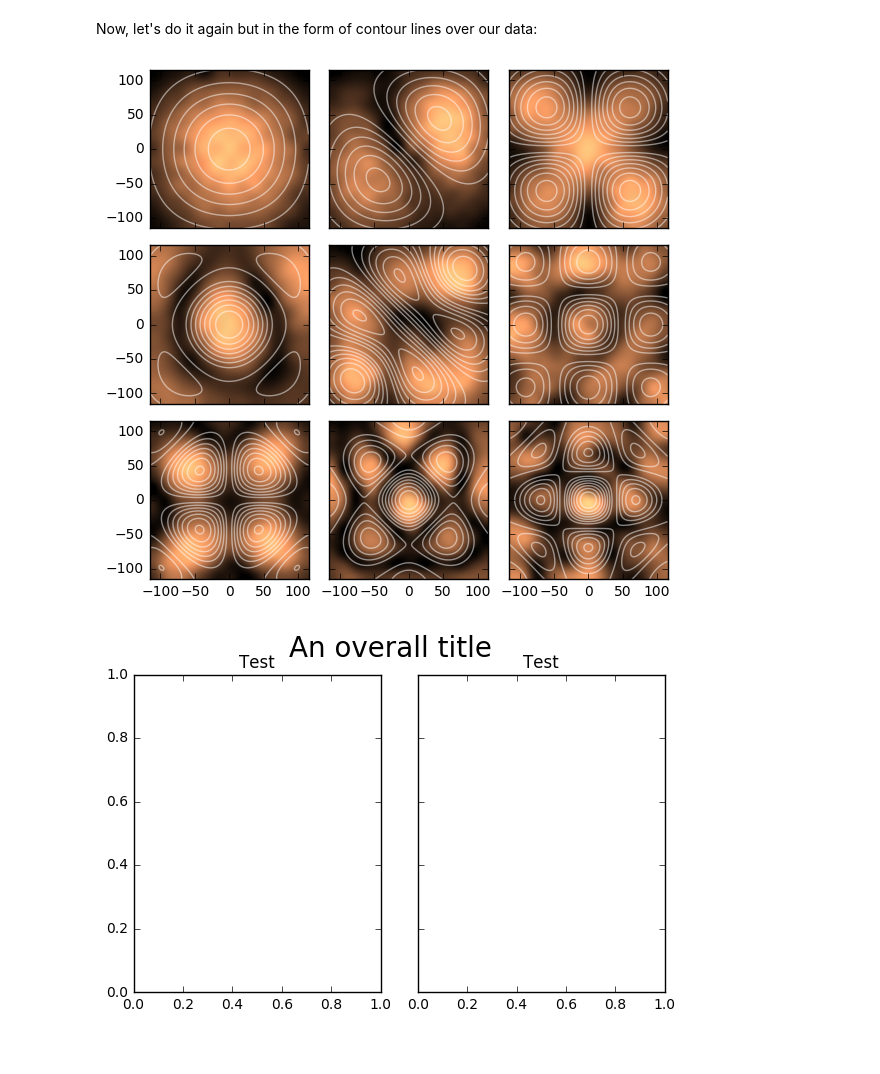
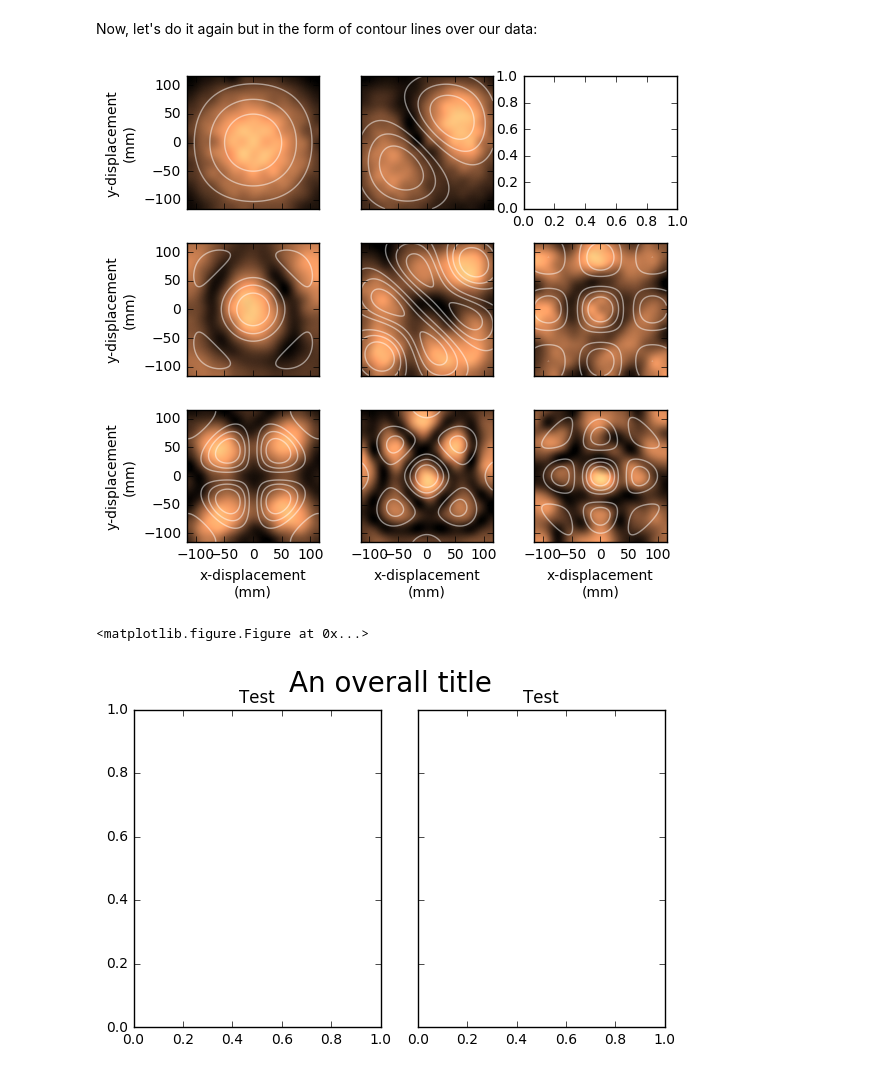
Before and after one commit to ry-dgel/Chladni, a Jupyter notebook: fitting_all_amplitude_data.ipynb, the cells around one changed output. Saved outputs shown, nothing was run; the diff lists cells and outputs as text; code cells hidden in the pictures.

Commit message:
Final fitting amplitude data plot

```diff
--- a/fitting_all_amplitude_data.ipynb
+++ b/fitting_all_amplitude_data.ipynb
@@ -121,41 +121,51 @@ for j, data_filename in enumerate(reversed(good_maps)):
 
     all_axes.append(fig.add_subplot(gs[np.argmin(np.abs(arrangement-i))]))
     ax = all_axes[j]
 
+    if i == 2:
+        continue
 
     ax.imshow(summed_z, cmap='copper', interpolation='lanczos',
               extent=tuple(np.array([-7, 7, -7, 7])*mm_per_gridpoint))
 
     mode = eigenmodes[i]
     if type(mode[0]) == type(1):
         #Not degenerate!
         #print(mode)
-        ax.contour(np.abs(np.dot(eigenmode_function[mode[0]-1](x_domain_full)[:, None],
-                   eigenmode_function[mode[1]-1](y_domain_full)[None])), colors='w',
-                   extent=tuple(np.array([-7, 7, -7, 7])*mm_per_gridpoint), alpha=0.5)
+        theoretical_mode_full = np.abs(np.dot(eigenmode_function[mode[0]-1](x_domain_full)[:, None],
+                   eigenmode_function[mode[1]-1](y_domain_full)[None]))
+        ax.contour(theoretical_mode_full, colors='w',
+                   extent=tuple(np.array([-7, 7, -7, 7])*mm_per_gridpoint), alpha=0.5,
+                  levels=np.linspace(0, np.max(theoretical_mode_full), 5))
     else:
         #Degenerate!
         #print(mode)
-        ax.contour(np.abs(np.dot(eigenmode_function[mode[0][0]-1](x_domain_full)[:, None],
+        theoretical_mode_full = np.abs(np.dot(eigenmode_function[mode[0][0]-1](x_domain_full)[:, None],
                    eigenmode_function[mode[0][1]-1](y_domain_full)[None]) + \
                    np.dot(eigenmode_function[mode[1][0]-1](x_domain_full)[:, None],
-                   eigenmode_function[mode[1][1]-1](y_domain_full)[None])), colors='w',
-                   extent=tuple(np.array([-7, 7, -7, 7])*mm_per_gridpoint), alpha=0.5)
+                          eigenmode_function[mode[1][1]-1](y_domain_full)[None]))
+        ax.contour(theoretical_mode_full, colors='w',
+                   extent=tuple(np.array([-7, 7, -7, 7])*mm_per_gridpoint), alpha=0.5,
+                   levels=np.linspace(0, np.max(theoretical_mode_full), 5))
     #ax.set_xlabel("x-displacement (mm)")
     #ax.set_ylabel("y-displacement (mm)")
     if j in [3, 4, 6, 7]:
         plt.setp(ax.get_yticklabels(), visible=False)
         plt.setp(ax.get_xticklabels(), visible=False)
     elif j in [0, 1]:
         plt.setp(ax.get_yticklabels(), visible=False)
     elif j in [5, 8]:
         plt.setp(ax.get_xticklabels(), visible=False)
 
-plt.setp([all_axes], title='Test')
+plt.setp([all_axes[i] for i in [0, 1, 2]], xlabel='x-displacement\n(mm)')
+plt.setp([all_axes[i] for i in [2, 5, 8]], ylabel='y-displacement\n(mm)')
+
 gs.tight_layout(fig, rect=[0, 0, 1, 1.4])
 plt.show()
+plt.savefig('all_amplitude_fits.pdf')
 # %% [output]
-[figure, old version]
+[figure, new version]
+<matplotlib.figure.Figure at 0x...>
 # %%
 fig = plt.figure()
 gs = gridspec.GridSpec(1,2)
```
Also changed, not shown: parts of 1 cell of this notebook.
